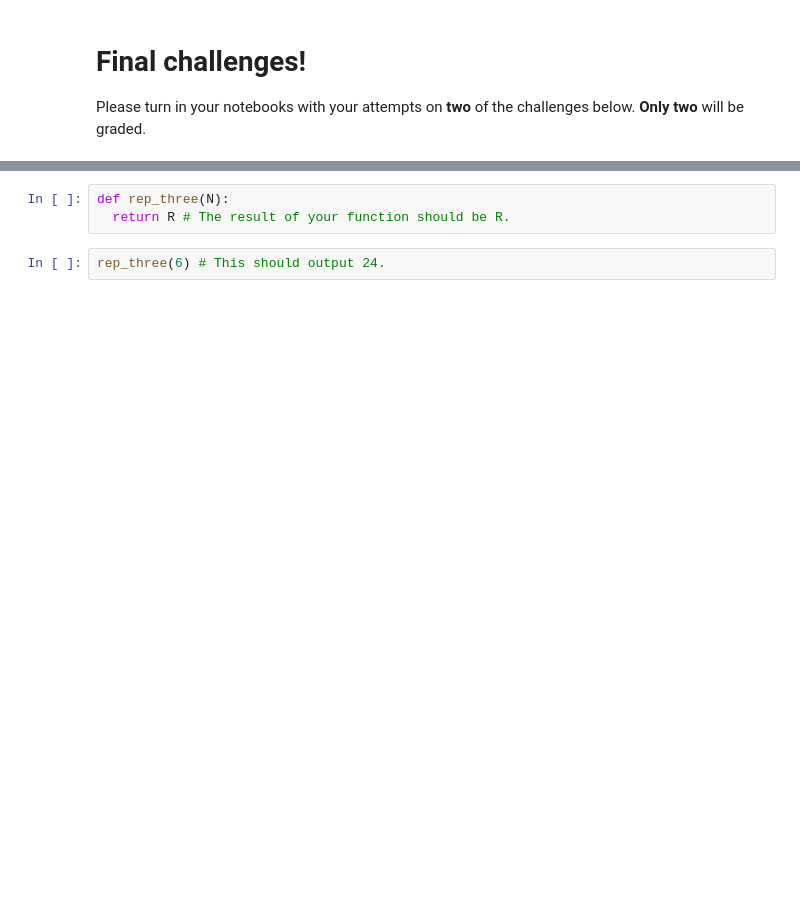
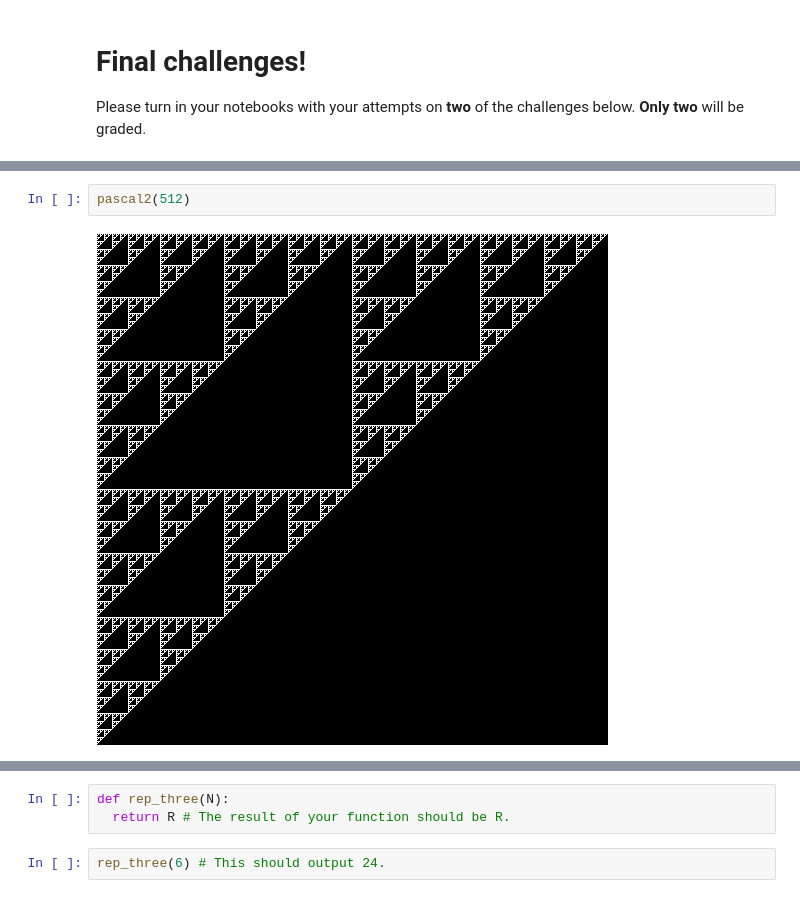
Before and after one commit to kelngu/python-for-math, a Jupyter notebook: Notebook #5/P4M_Notebook_5.ipynb, the cells around one changed output, grey strips where cells are left out. Cells and saved outputs as stored; diff of their text form; blank space fills up the shorter version.

```diff
--- a/Notebook #5/P4M_Notebook_5.ipynb
+++ b/Notebook #5/P4M_Notebook_5.ipynb
@@ -166,0 +572,4 @@ Please turn in your notebooks with your attempts on **two** of the challenges be
+# %%
+pascal2(512)
+# %% [output]
+[figure, added]
```
Also changed, not shown: parts of 76 cells of this notebook.
